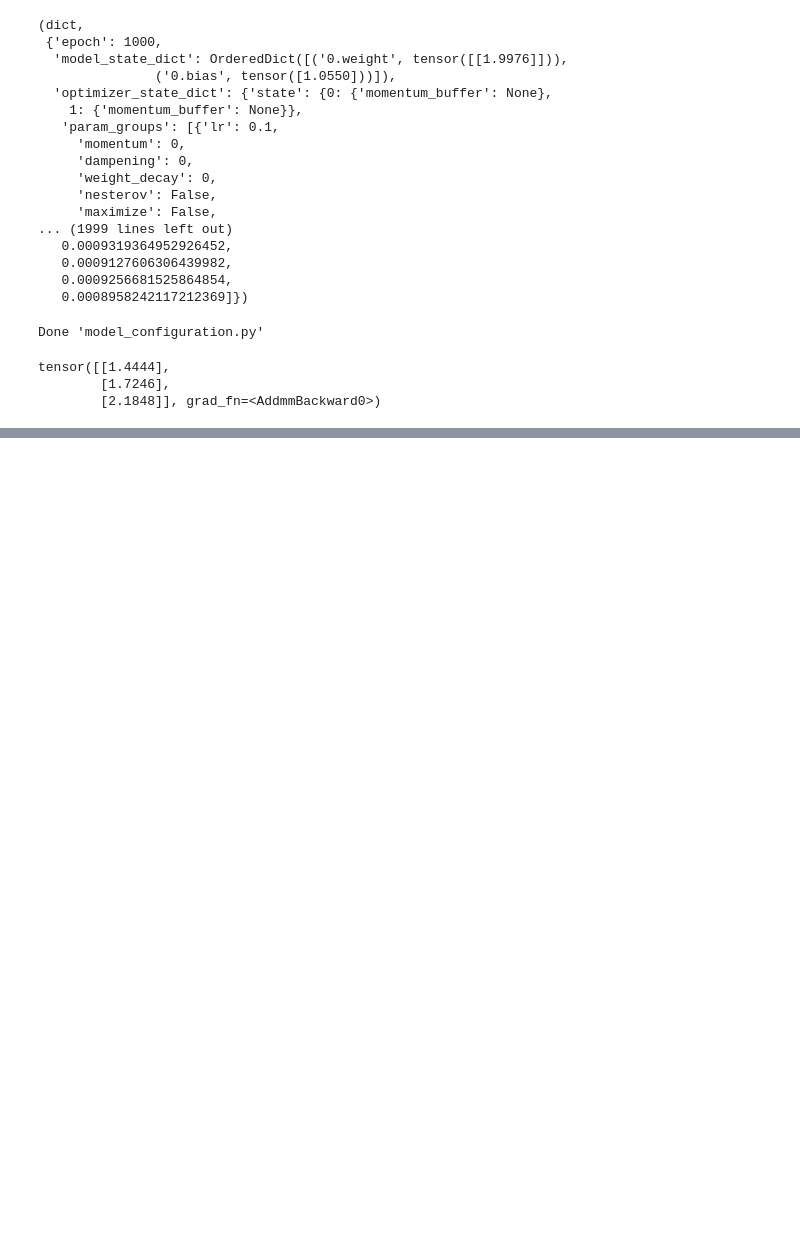
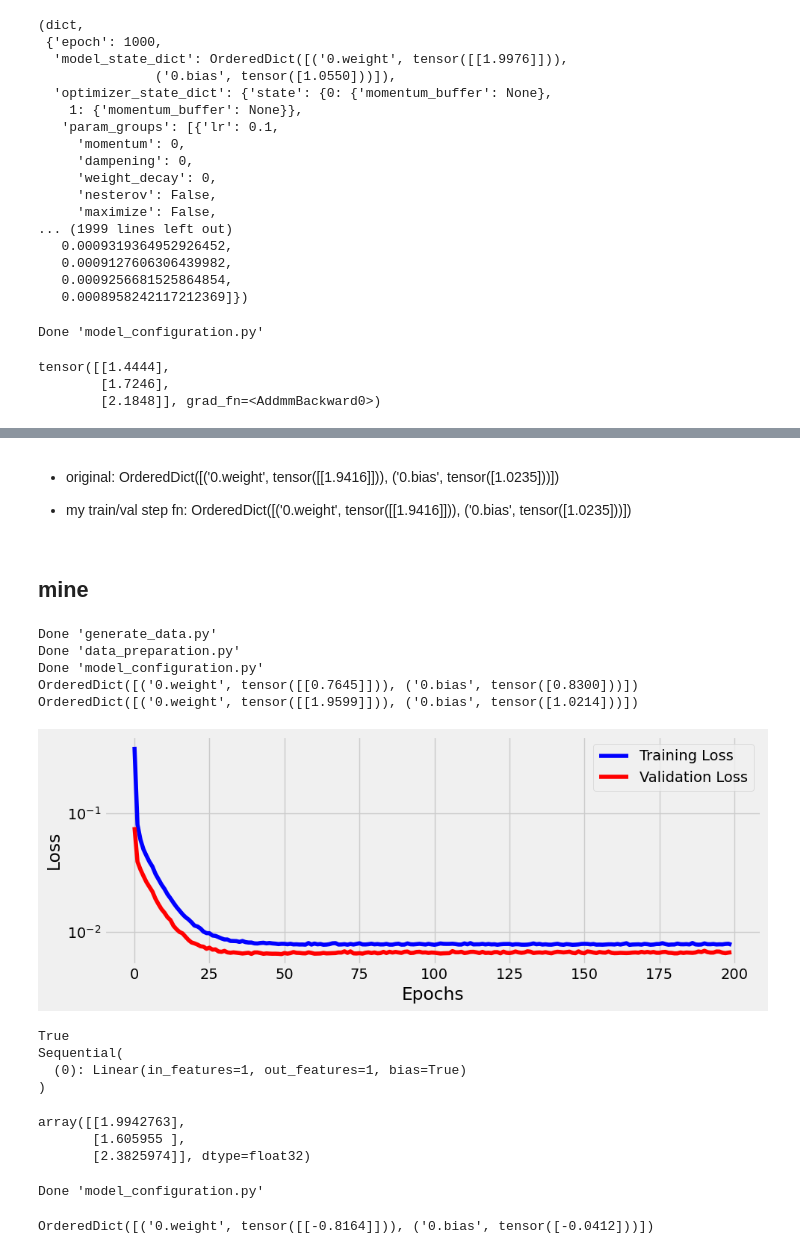
Before and after one commit to greyxray/PyTorchStepByStep, a Jupyter notebook: my_practice/CH1-2.ipynb, the cells around one changed output, grey strips where cells are left out. Cells and saved outputs as stored; diff of their text form; code cells hidden in the pictures; blank space fills up the shorter version.

```diff
--- a/my_practice/CH1-2.ipynb
+++ b/my_practice/CH1-2.ipynb
@@ -474,0 +506,49 @@ tensor([[1.4444],
+# %% [markdown]
+- original:
+OrderedDict([('0.weight', tensor([[1.9416]])), ('0.bias', tensor([1.0235]))])
+
+- my train/val step fn:
+OrderedDict([('0.weight', tensor([[1.9416]])), ('0.bias', tensor([1.0235]))])
+# %% [markdown]
+## mine
+# %%
+# from model_trainer import *
+
+%run -i generate_data.py
+%run -i data_preparation.py
+%run -i model_configuration.py
+
+print(model.state_dict())
+
+from model_trainer import *
+
+model_trainer = ModelTrainer(model=model, optimizer=optimizer, loss_fn=loss_fn)
+model_trainer.set_loaders(train_loader, val_loader)
+model_trainer.set_tensorboard('classy')
+
+model_trainer.run_training(n_epochs=200)
+
+fig = model_trainer.plot_losses()
+print(model.state_dict())  ## same object
+# %% [output]
+Done 'generate_data.py'
+Done 'data_preparation.py'
+Done 'model_configuration.py'
+OrderedDict([('0.weight', tensor([[0.7645]])), ('0.bias', tensor([0.8300]))])
+OrderedDict([('0.weight', tensor([[1.9599]])), ('0.bias', tensor([1.0214]))])
+[figure, added]
+# %%
+print(model_trainer.model == model) ## same object
+print(model_trainer.model)
+# %% [output]
+True
+Sequential(
+  (0): Linear(in_features=1, out_features=1, bias=True)
+)
+# %%
+new_data = np.array([.5, .3, .7]).reshape(-1, 1)
+model_trainer.predict(new_data)
+# %% [output]
+array([[1.9942763],
+       [1.605955 ],
+       [2.3825974]], dtype=float32)
@@ -474,0 +557,6 @@ tensor([[1.4444],
+# %%
+%run -i model_configuration.py
+model.state_dict()
+# %% [output]
+Done 'model_configuration.py'
+OrderedDict([('0.weight', tensor([[-0.8164]])), ('0.bias', tensor([-0.0412]))])
```
Also changed, not shown: parts of 4 cells of this notebook, 4 other files.
